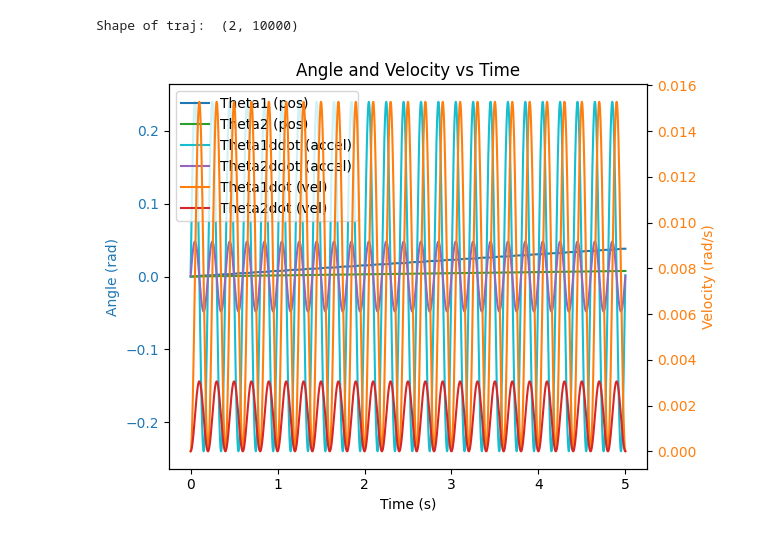
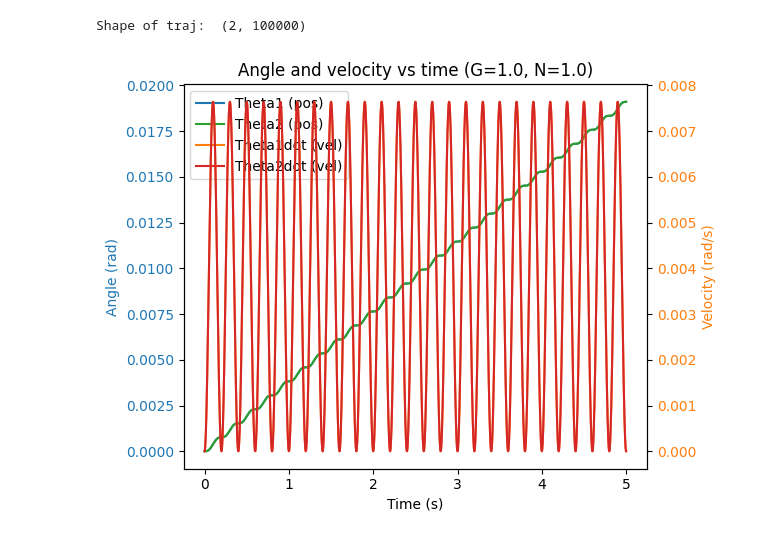
Before and after one commit to gregaiosa/1DOF_Gripper, a Jupyter notebook: dynamics.ipynb, the cells around one changed output. Cells and saved outputs as stored; diff of their text form; code cells hidden in the pictures.

```diff
--- a/dynamics.ipynb
+++ b/dynamics.ipynb
@@ -118,79 +126,77 @@ $\displaystyle \frac{2.0 \tau_{m}}{r_{1} r_{2} \left(m_{1} + m_{2}\right)}$
 # %%
-thetaddot1_num = sym.lambdify((m1, m2, r1, r2, tau), soln[0])
+thetaddot1_num = sym.lambdify((J_cap, N, G, tau), soln[0])
 # %%
-def dyn(s, t):
-    """
-    System dynamics function (extended)
+def make_dyn(J_cap_val, N_val, G_val, tau_amp, freq):
+    def dyn(s, t):
+        """
+        System dynamics function (extended)
 
-    Parameters
-    ============
-    s: NumPy array
-        s = [theta1, theta1dot] is the extended system
-        state vector, includng the position and
-        the velocity of the particle
+        Parameters
+        ============
+        s: NumPy array
+            s = [theta1, theta1dot] is the extended system
+            state vector, includng the position and
+            the velocity of the particle
 
-    Return
-    ============
-    sdot: NumPy array
-        time derivative of input state vector,
-        sdot = [theta1dot, theta1ddot]
-    """
-    # Call the lambdified functions with the current state s
-    tau_val = tau_amp * np.sin(2 * np.pi * freq * t)
-    thetaddot1_val = thetaddot1_num(m1,m2,r1,r2,tau_val)
+        Return
+        ============
+        sdot: NumPy array
+            time derivative of input state vector,
+            sdot = [theta1dot, theta1ddot]
+        """
+        # Call the lambdified functions with the current state s
+        tau_val = tau_amp * np.sin(2 * np.pi * freq * t)
+        thetaddot1_val = thetaddot1_num(J_cap_val, N_val, G_val, tau_val)
 
-    # Return the derivatives
-    return np.array([s[1], thetaddot1_val])
+        # Return the derivatives
+        return np.array([s[1], thetaddot1_val])
+    return dyn
 
+# No gear ratio and matched inertias
+J_cap_val, N_val, G_val = 1.0, 1.0, 1.0
+tau_amp = 0.24 # Torque amplitude (Nm) for motor
+freq = 5.0
+
+timestep = 0.00005
 # define initial state
 # Theta1 = 0, Theta_dot1 = 0
 s0 = np.array([0,0])
-m1, m2, r1, r2 = 1, 1, 1, 5
-tau_amp = 0.24 # Torque amplitude (Nm)
-freq = 5.0
 
-timestep = 0.0005
-
-# freq = np.linspace(0, 2, 100)
-
+dyn = make_dyn(J_cap_val, N_val, G_val, tau_amp, freq)
 traj1, time = simulate(dyn, s0, [0, 5], timestep, integrate)
 accel1 = np.gradient(traj1[1, :], timestep)
 print('\033[1mShape of traj: \033[0m', traj1.shape)
 
-traj2 = np.array([traj1[0, :] / (r2/r1), traj1[1, :] / (r2/r1)])
+traj2 = np.array([traj1[0, :] / G_val, traj1[1, :] / G_val])
 accel2 = np.gradient(traj2[1, :], timestep)
 
-# time = np.linspace(0,5,traj1.shape[1])
 
 fig, ax1 = plt.subplots()
 
-# Plot Position (Theta1) on the left y-axis
 ax1.plot(time, traj1[0, :], color='tab:blue', label='Theta1 (pos)')
 ax1.plot(time, traj2[0, :], color='tab:green', label='Theta2 (pos)')
-ax1.plot(time, accel1, color='tab:cyan', label='Theta1ddot (accel)')
-ax1.plot(time, accel2, color='tab:purple', label='Theta2ddot (accel)')
+# ax1.plot(time, accel1, color='tab:cyan', label='Theta1ddot (accel)')
+# ax1.plot(time, accel2, color='tab:purple', label='Theta2ddot (accel)')
 ax1.set_xlabel('Time (s)')
 ax1.set_ylabel('Angle (rad)', color='tab:blue')
 ax1.tick_params(axis='y', labelcolor='tab:blue')
 
-# Create a second y-axis sharing the same x-axis
 ax2 = ax1.twinx()
 ax2.plot(time, traj1[1, :], color='tab:orange', label='Theta1dot (vel)')
 ax2.plot(time, traj2[1, :], color='tab:red', label='Theta2dot (vel)')
 ax2.set_ylabel('Velocity (rad/s)', color='tab:orange')
 ax2.tick_params(axis='y', labelcolor='tab:orange')
 
-# Combine the handles and labels from both axes
 lines1, labels1 = ax1.get_legend_handles_labels()
 lines2, labels2 = ax2.get_legend_handles_labels()
 ax1.legend(lines1 + lines2, labels1 + labels2, loc='upper left')
 
-plt.title('Angle and Velocity vs Time')
+plt.title(f'Angle and velocity vs time (G={G_val}, N={N_val})')
 fig.tight_layout()
 plt.show()
 # %% [output]
-Shape of traj:  (2, 10000)
+Shape of traj:  (2, 100000)
-[figure, old version]
+[figure, new version]
 # %%
 # Isolate the last 2 seconds (assuming freq = 5.0 Hz, 2s = 10 full cycles)
 steady_state_time = 2.0
```
Also changed, not shown: parts of 6 cells of this notebook.
